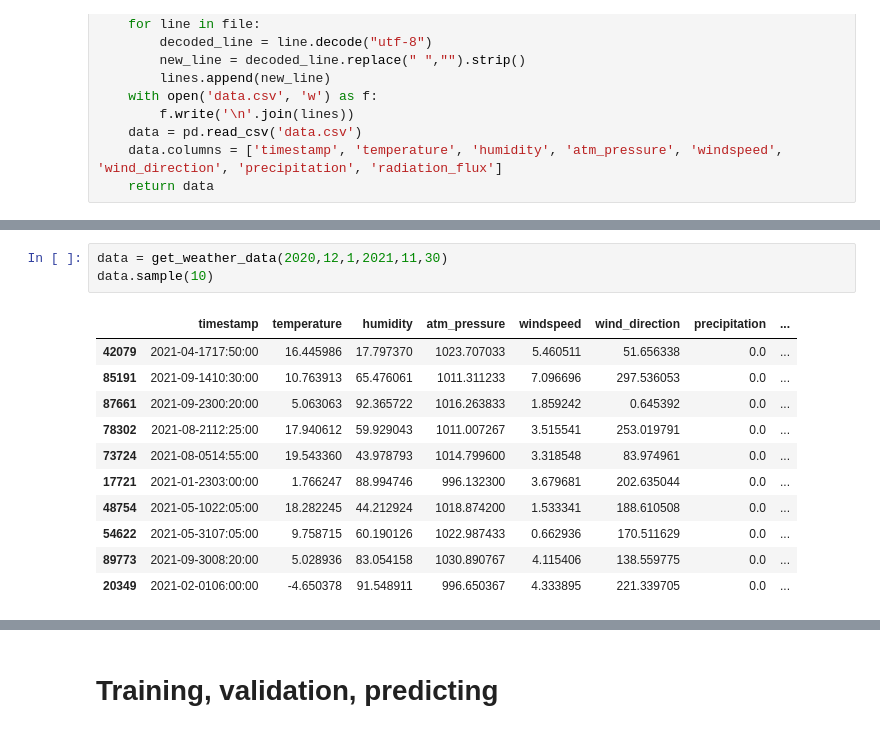
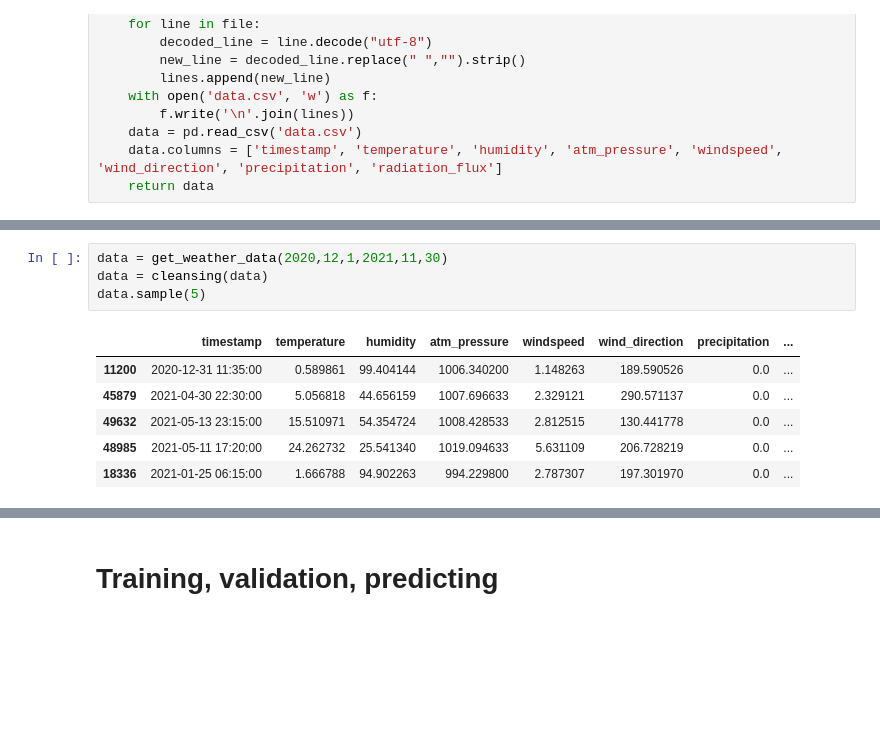
Before and after one commit to h31d1/ML_project_P09_Smart_solar_power, a Jupyter notebook: Training2.ipynb, the cells around one changed output, grey strips where cells are left out. Drawn from its saved outputs; the diff is of its cells as text; blank space fills up the shorter version.

```diff
--- a/Training2.ipynb
+++ b/Training2.ipynb
@@ -46,15 +84,11 @@ def get_weather_data(start_year, start_month, start_day, end_year, end_month, en
 # %%
 data = get_weather_data(2020,12,1,2021,11,30)
-data.sample(10)
+data = cleansing(data)
+data.sample(5)
 # %% [output]
 |  | timestamp | temperature | humidity | atm_pressure | windspeed | wind_direction | precipitation | ... |
-| 42079 | 2021-04-1717:50:00 | 16.445986 | 17.797370 | 1023.707033 | 5.460511 | 51.656338 | 0.0 | ... |
-| 85191 | 2021-09-1410:30:00 | 10.763913 | 65.476061 | 1011.311233 | 7.096696 | 297.536053 | 0.0 | ... |
-| 87661 | 2021-09-2300:20:00 | 5.063063 | 92.365722 | 1016.263833 | 1.859242 | 0.645392 | 0.0 | ... |
-| 78302 | 2021-08-2112:25:00 | 17.940612 | 59.929043 | 1011.007267 | 3.515541 | 253.019791 | 0.0 | ... |
-| 73724 | 2021-08-0514:55:00 | 19.543360 | 43.978793 | 1014.799600 | 3.318548 | 83.974961 | 0.0 | ... |
-| 17721 | 2021-01-2303:00:00 | 1.766247 | 88.994746 | 996.132300 | 3.679681 | 202.635044 | 0.0 | ... |
-| 48754 | 2021-05-1022:05:00 | 18.282245 | 44.212924 | 1018.874200 | 1.533341 | 188.610508 | 0.0 | ... |
-| 54622 | 2021-05-3107:05:00 | 9.758715 | 60.190126 | 1022.987433 | 0.662936 | 170.511629 | 0.0 | ... |
-| 89773 | 2021-09-3008:20:00 | 5.028936 | 83.054158 | 1030.890767 | 4.115406 | 138.559775 | 0.0 | ... |
-| 20349 | 2021-02-0106:00:00 | -4.650378 | 91.548911 | 996.650367 | 4.333895 | 221.339705 | 0.0 | ... |
+| 11200 | 2020-12-31 11:35:00 | 0.589861 | 99.404144 | 1006.340200 | 1.148263 | 189.590526 | 0.0 | ... |
+| 45879 | 2021-04-30 22:30:00 | 5.056818 | 44.656159 | 1007.696633 | 2.329121 | 290.571137 | 0.0 | ... |
+| 49632 | 2021-05-13 23:15:00 | 15.510971 | 54.354724 | 1008.428533 | 2.812515 | 130.441778 | 0.0 | ... |
+| 48985 | 2021-05-11 17:20:00 | 24.262732 | 25.541340 | 1019.094633 | 5.631109 | 206.728219 | 0.0 | ... |
+| 18336 | 2021-01-25 06:15:00 | 1.666788 | 94.902263 | 994.229800 | 2.787307 | 197.301970 | 0.0 | ... |
```
Also changed, not shown: parts of 63 cells of this notebook, 1 other file.
